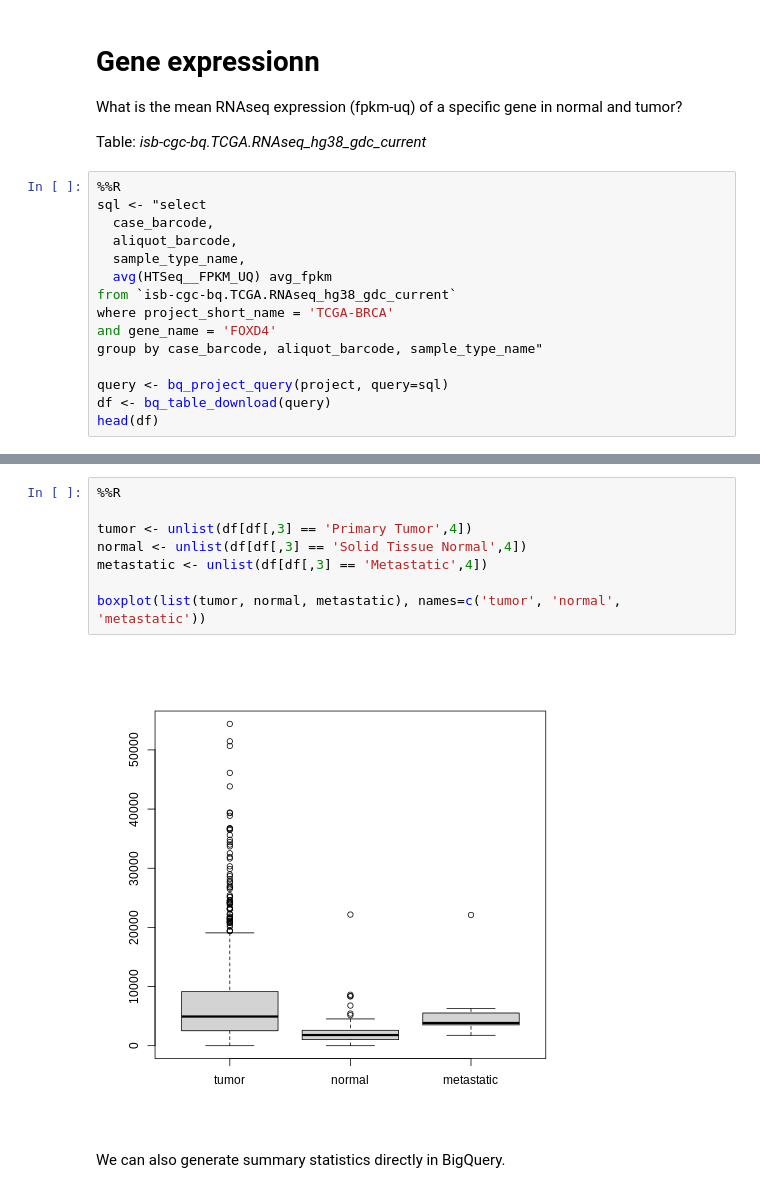
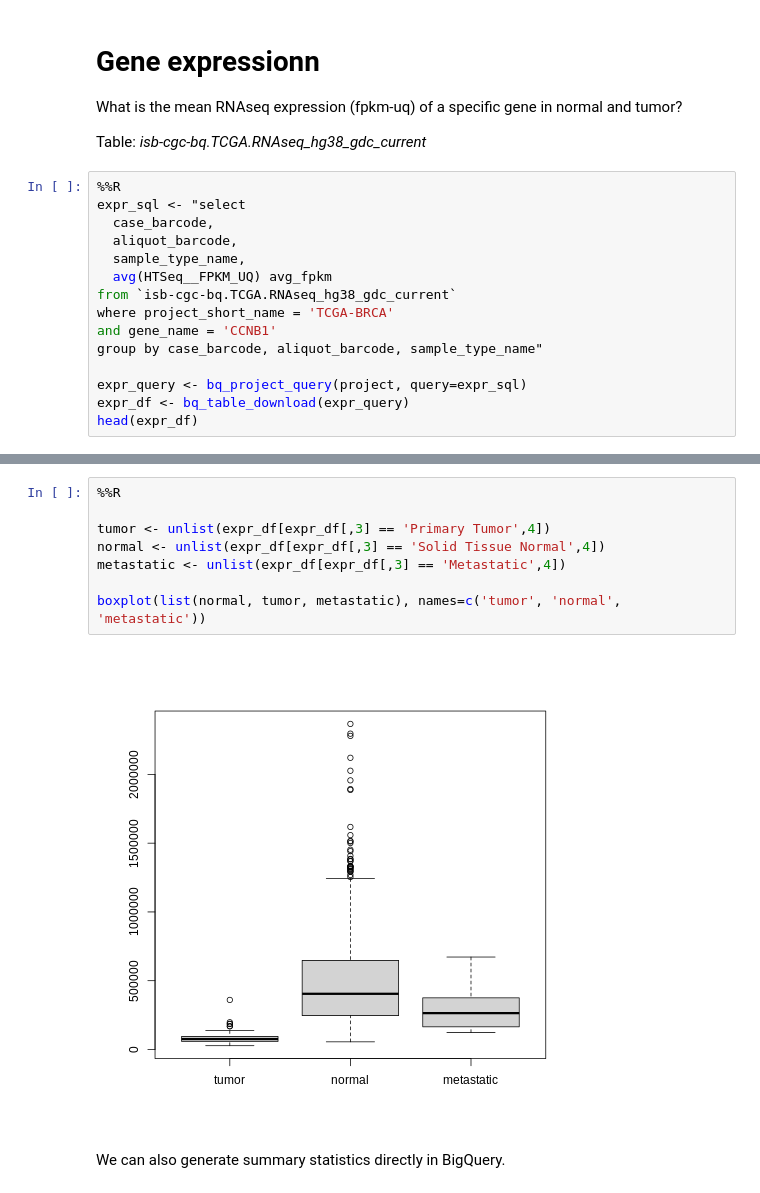
Before and after one commit to fseidl-gdit/tutorial_binder, a Jupyter notebook: Exploration.ipynb, the cells around one changed output, grey strips where cells are left out. Saved outputs shown, nothing was run; the diff lists cells and outputs as text.

```diff
--- a/Exploration.ipynb
+++ b/Exploration.ipynb
@@ -70,19 +78,19 @@ What is the mean RNAseq expression (fpkm-uq) of a specific gene in normal and tu
 Table: *isb-cgc-bq.TCGA.RNAseq_hg38_gdc_current*
 # %%
 %%R
-sql <- "select
+expr_sql <- "select
   case_barcode,
   aliquot_barcode,
   sample_type_name,
   avg(HTSeq__FPKM_UQ) avg_fpkm
 from `isb-cgc-bq.TCGA.RNAseq_hg38_gdc_current`
 where project_short_name = 'TCGA-BRCA'
-and gene_name = 'FOXD4'
+and gene_name = 'CCNB1'
 group by case_barcode, aliquot_barcode, sample_type_name"
 
-query <- bq_project_query(project, query=sql)
-df <- bq_table_download(query)
-head(df)
+expr_query <- bq_project_query(project, query=expr_sql)
+expr_df <- bq_table_download(expr_query)
+head(expr_df)
 # %% [output]
 R[write to console]: Complete
 
@@ -103,13 +111,13 @@ R[write to console]: First chunk includes all requested rows.
 # %%
 %%R
 
-tumor <- unlist(df[df[,3] == 'Primary Tumor',4])
-normal <- unlist(df[df[,3] == 'Solid Tissue Normal',4])
-metastatic <- unlist(df[df[,3] == 'Metastatic',4])
+tumor <- unlist(expr_df[expr_df[,3] == 'Primary Tumor',4])
+normal <- unlist(expr_df[expr_df[,3] == 'Solid Tissue Normal',4])
+metastatic <- unlist(expr_df[expr_df[,3] == 'Metastatic',4])
 
-boxplot(list(tumor, normal, metastatic), names=c('tumor', 'normal', 'metastatic'))
+boxplot(list(normal, tumor, metastatic), names=c('tumor', 'normal', 'metastatic'))
 # %% [output]
-[figure, old version]
+[figure, new version]
 # %% [markdown]
 We can also generate summary statistics directly in BigQuery.
 # %%
```
Also changed, not shown: parts of 14 cells of this notebook.
